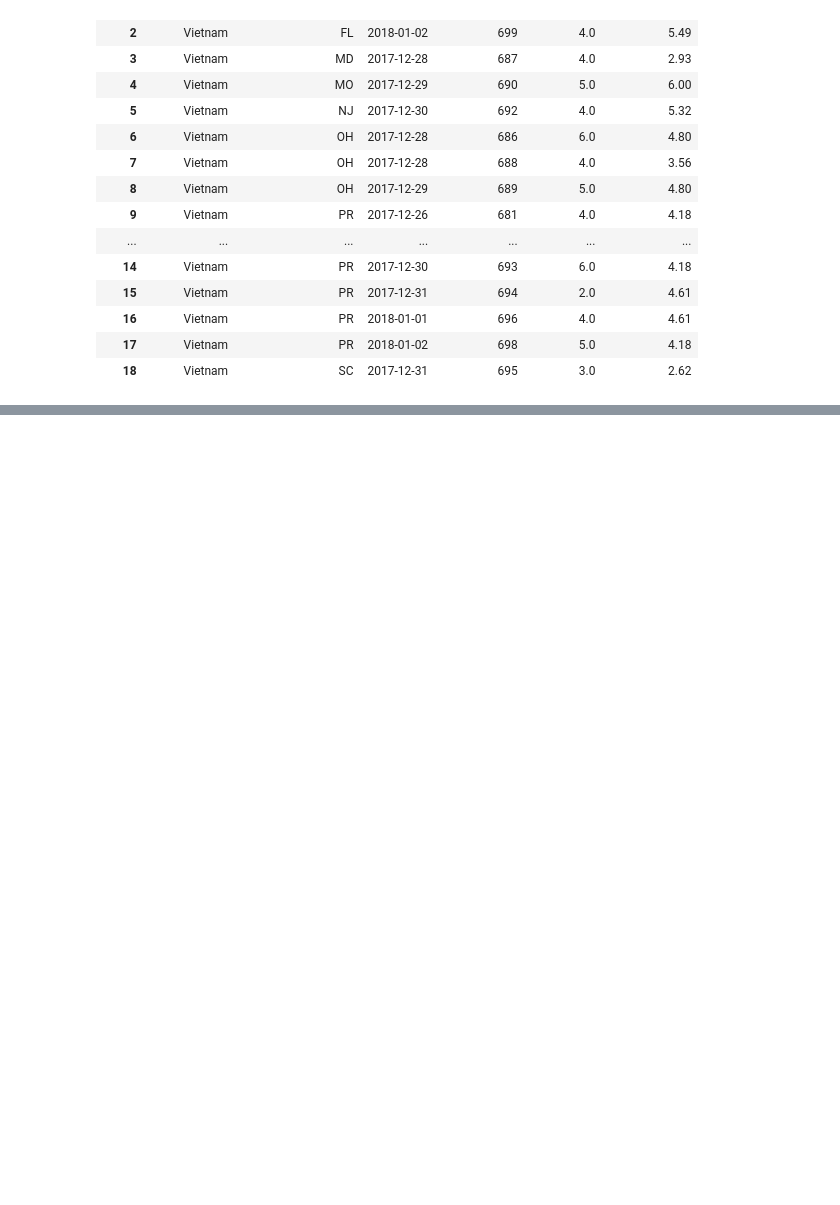
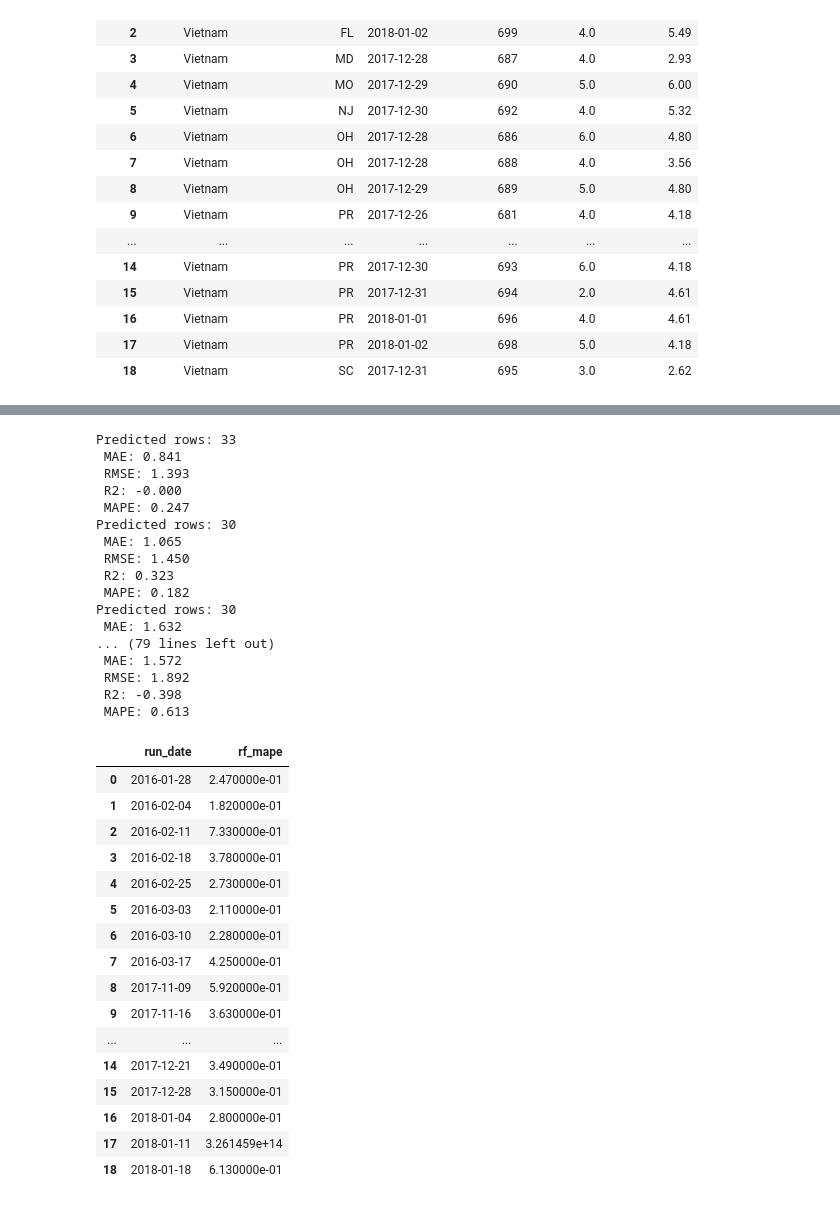
Before and after one commit to wpbSabi/deliveries, a Jupyter notebook: notebooks/03_deliveries_model.ipynb, the cells around one changed output, grey strips where cells are left out. Saved outputs shown, nothing was run; the diff lists cells and outputs as text; code cells hidden in the pictures; blank space fills up the shorter version.

```diff
--- a/notebooks/03_deliveries_model.ipynb
+++ b/notebooks/03_deliveries_model.ipynb
@@ -72,6 +40,9 @@ y_test = features_test['actual_days']
 # %% [markdown]
 Random Forest Model
 * Machine learning model that utilizes decision trees
+# %%
+# Get data
+X_train, y_train, X_test, y_test, feature_cols = functions.train_test_split(features_data, run_date)
 # %%
 # Simple Random Forest regressor
 model = RandomForestRegressor(n_estimators=200, random_state=42, n_jobs=-1)
@@ -90,5 +81,5 @@ rf_data = (
 # %%
-rf_results = functions.summarize_results(rf_data, run_date, y_test, y_pred, model_name='Random Forest')
+rf_results, rf_mape = functions.summarize_results(rf_data, run_date, y_test, y_pred, model_name='Random Forest')
 print('Unique Origin-Destination pairs:',len(rf_results[['origin_country', 'us_destination_state']].drop_duplicates()))
 rf_results
 # %% [output]
@@ -537,0 +531,10 @@ summary_pivot
+# %%
+# Choose the run_date for the train-test split
+run_date = features_data['order_date'].quantile(0.5)
+print(run_date)
+# The window of dates will be one week
+print(run_date + pd.Timedelta(days=7))
+
+# Create a list of run_dates to loop through
+run_dates = pd.date_range(start=run_date, end=features_data["order_date"].max() - pd.Timedelta(days=14), freq='7D')
+run_dates
@@ -537,0 +544,62 @@ summary_pivot
+# %%
+mape_records = []
+for r in run_dates:
+    # Get data
+    X_train, y_train, X_test, y_test, feature_cols = functions.train_test_split(features_data, r)
+    # Only run the model if there are rows in the test set for the given run_date
+    if(len(X_test) > 0):
+        # Testing data dimension columns
+        rf_data = (
+            df.loc[
+                (df["order_date"] >= r)
+                & (df["order_date"] <= r + pd.Timedelta(days=7)),
+                ["origin_country", "us_destination_state", "order_date", "order_number"],
+            ]
+            .reset_index(drop=True)
+            .copy()
+        )
+        # Run the model
+        model = RandomForestRegressor(n_estimators=200, random_state=42, n_jobs=-1)
+        model.fit(X_train, y_train)
+        # Get the predicted values for the test set
+        y_pred = model.predict(X_test)
+        rf_results, rf_mape = functions.summarize_results(rf_data, r, y_test, y_pred, model_name='Random Forest', print_stats=True)
+        mape_records.append({'run_date': r, 'rf_mape': round(rf_mape, 3)})
+
+rf_mape_df = pd.DataFrame(mape_records)
+rf_mape_df
+# %% [output]
+Predicted rows: 33
+ MAE: 0.841
+ RMSE: 1.393
+ R2: -0.000
+ MAPE: 0.247
+Predicted rows: 30
+ MAE: 1.065
+ RMSE: 1.450
+ R2: 0.323
+ MAPE: 0.182
+Predicted rows: 30
+ MAE: 1.632
+... (79 lines left out)
+ MAE: 1.572
+ RMSE: 1.892
+ R2: -0.398
+ MAPE: 0.613
+|  | run_date | rf_mape |
+| 0 | 2016-01-28 | 2.470000e-01 |
+| 1 | 2016-02-04 | 1.820000e-01 |
+| 2 | 2016-02-11 | 7.330000e-01 |
+| 3 | 2016-02-18 | 3.780000e-01 |
+| 4 | 2016-02-25 | 2.730000e-01 |
+| 5 | 2016-03-03 | 2.110000e-01 |
+| 6 | 2016-03-10 | 2.280000e-01 |
+| 7 | 2016-03-17 | 4.250000e-01 |
+| 8 | 2017-11-09 | 5.920000e-01 |
+| 9 | 2017-11-16 | 3.630000e-01 |
+| ... | ... | ... |
+| 14 | 2017-12-21 | 3.490000e-01 |
+| 15 | 2017-12-28 | 3.150000e-01 |
+| 16 | 2018-01-04 | 2.800000e-01 |
+| 17 | 2018-01-11 | 3.261459e+14 |
+| 18 | 2018-01-18 | 6.130000e-01 |
```
Also changed, not shown: parts of 17 cells of this notebook, 1 other file.
